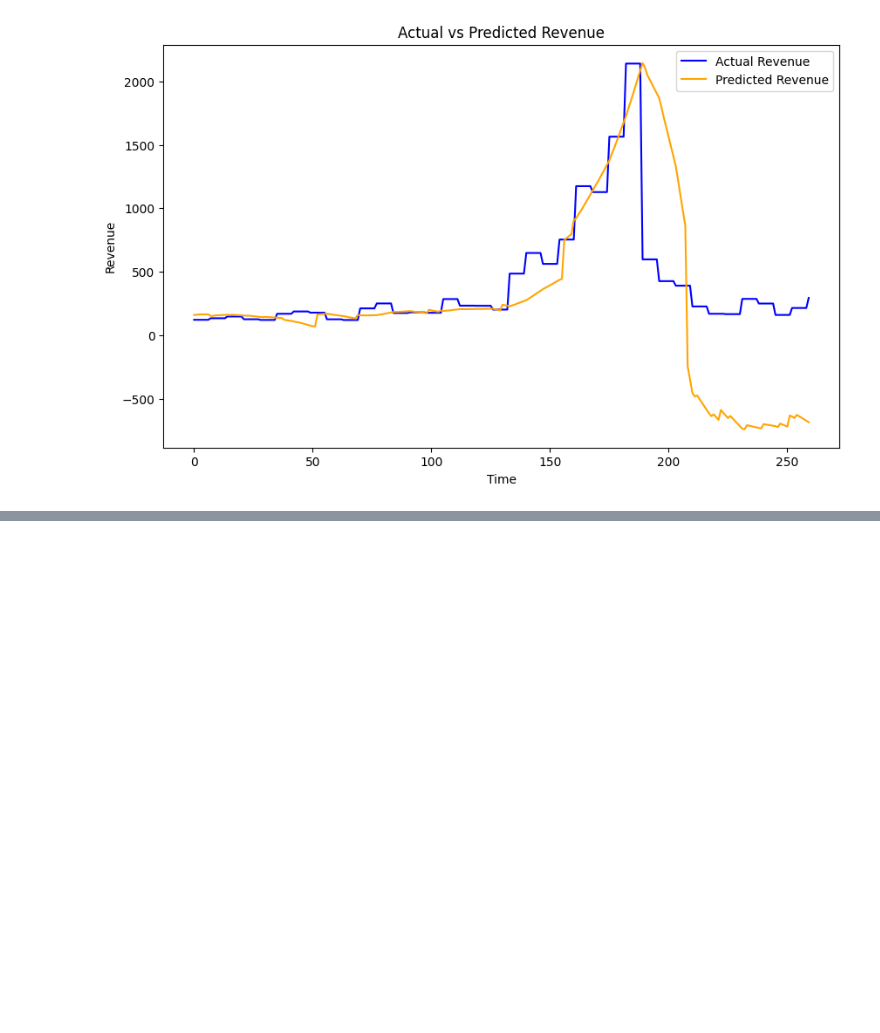
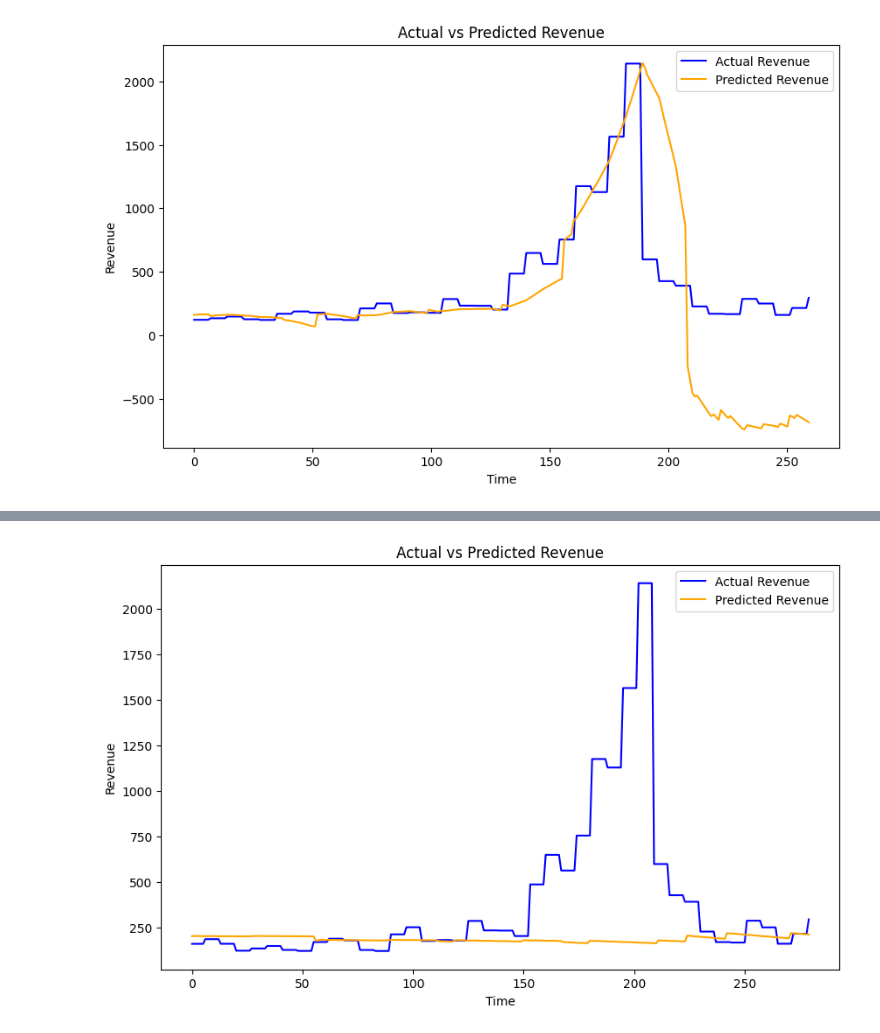
Before and after one commit to Chriss2800/Advanced_Analytics_Applied, a Jupyter notebook: MachineLearning/prediction.ipynb, the cells around one changed output, grey strips where cells are left out. Cells and saved outputs as stored; diff of their text form; code cells hidden in the pictures; blank space fills up the shorter version.

```diff
--- a/MachineLearning/prediction.ipynb
+++ b/MachineLearning/prediction.ipynb
@@ -376,0 +642,34 @@ with open('model_mean.pkl', 'wb') as f:
+# %%
+X = revenue_df[["Year", "Month", "Day", "Day_of_week"]]
+y = revenue_df["Revenue"]
+
+actual_mean_values = []
+predicted_mean_values = []
+mse_mean_scores = []
+
+# Build and train the neural network model
+nn_model = Sequential([
+    Dense(64, activation='relu', input_shape=(X_train.shape[1],)),
+    Dense(32, activation='relu'),
+    Dense(1)  # Output layer with single neuron for regression
+])
+
+nn_model.compile(optimizer='adam', loss='mse')
+
+tscv = TimeSeriesSplit()
+
+for train_idx, test_idx in tscv.split(X):
+    X_train, X_test = X.iloc[train_idx], X.iloc[test_idx]
+    y_train, y_test = y.iloc[train_idx], y.iloc[test_idx]
+
+    nn_model.fit(X_train, y_train, epochs=50, batch_size=32, validation_split=0.2)
+
+    y_pred = nn_model.predict(X_test)
+    actual_mean_values.extend(y_test.values)
+    predicted_mean_values.extend(y_pred)
+
+    mse = mean_squared_error(y_test, y_pred)
+    mse_mean_scores.append(mse)
+
+mean_mse = np.mean(mse_mean_scores)
+print("Mean Squarred Error", mean_mse)
@@ -376,0 +694,12 @@ with open('model_mean.pkl', 'wb') as f:
+# %%
+# Plot actual vs predicted revenue
+plt.figure(figsize=(10, 6))
+plt.plot(actual_mean_values, label='Actual Revenue', color='blue')
+plt.plot(predicted_mean_values, label='Predicted Revenue', color='orange')
+plt.xlabel('Time')
+plt.ylabel('Revenue')
+plt.title('Actual vs Predicted Revenue')
+plt.legend()
+plt.show()
+# %% [output]
+[figure, added]
```
Also changed, not shown: parts of 17 cells of this notebook.
